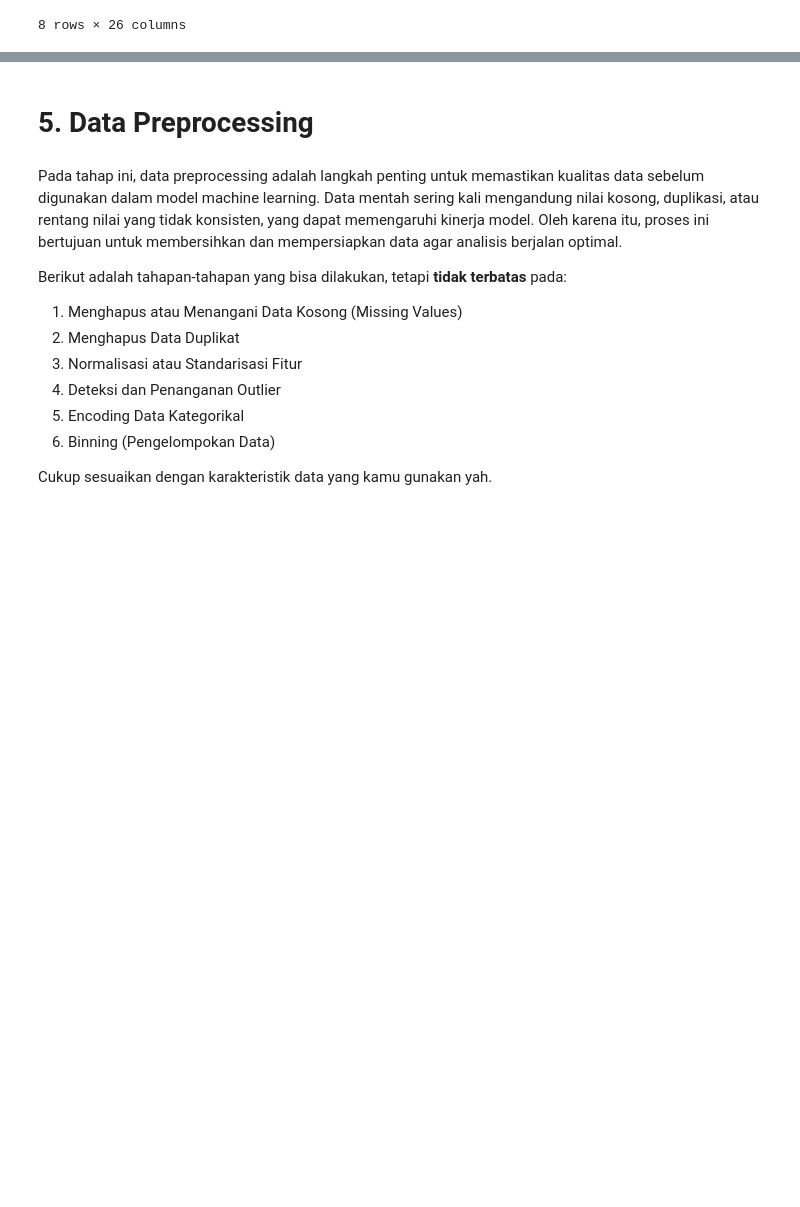
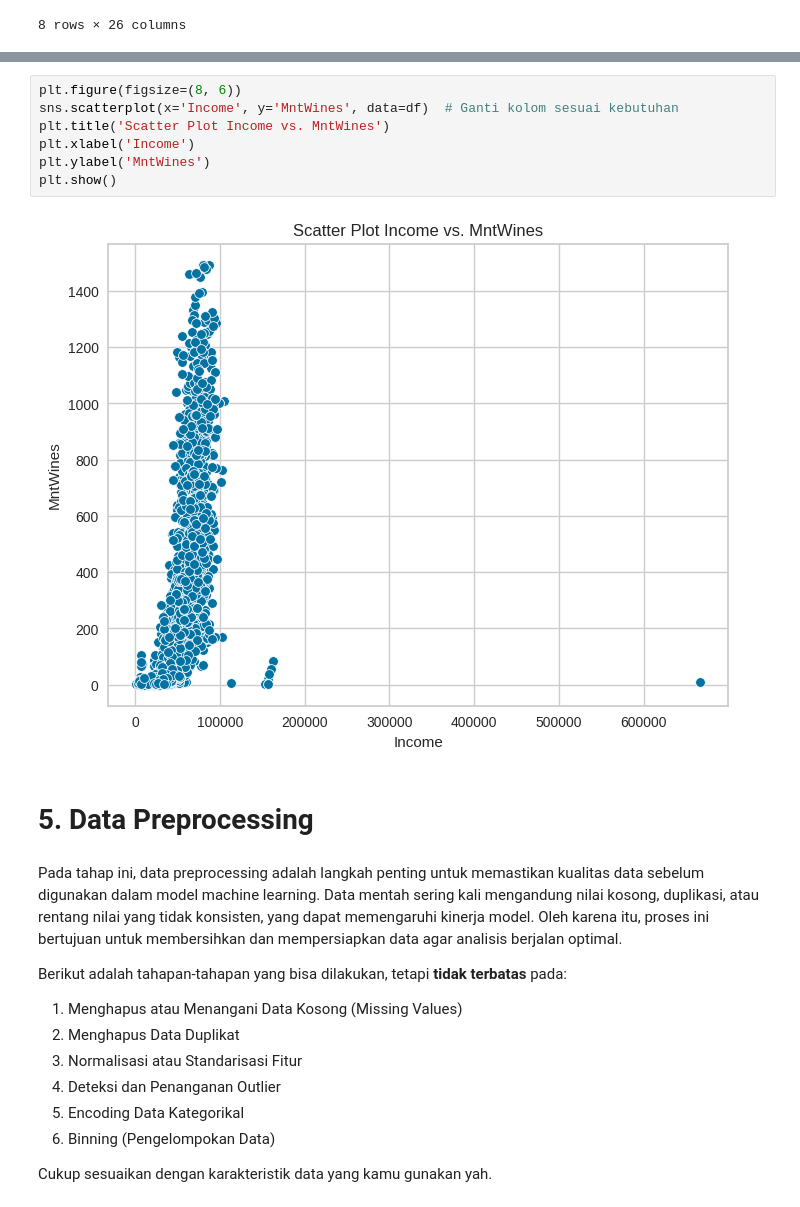
Before and after one commit to LatiefDataVisionary/machine-learning-basic-dicoding, a Jupyter notebook: [Clustering]_Submission_Akhir_BMLP_Lathif_Ramadhan.ipynb, the cells around one changed output, grey strips where cells are left out. Saved outputs shown, nothing was run; the diff lists cells and outputs as text; blank space fills up the shorter version.

```diff
--- a/[Clustering]_Submission_Akhir_BMLP_Lathif_Ramadhan.ipynb
+++ b/[Clustering]_Submission_Akhir_BMLP_Lathif_Ramadhan.ipynb
@@ -198,3 +285,12 @@ df.describe()
+# %%
+plt.figure(figsize=(8, 6))
+sns.scatterplot(x='Income', y='MntWines', data=df)  # Ganti kolom sesuai kebutuhan
+plt.title('Scatter Plot Income vs. MntWines')
+plt.xlabel('Income')
+plt.ylabel('MntWines')
+plt.show()
+# %% [output]
+[figure, added]
 # %% [markdown]
 # **5. Data Preprocessing**
 # %% [markdown]
```
Also changed, not shown: parts of 11 cells of this notebook.
